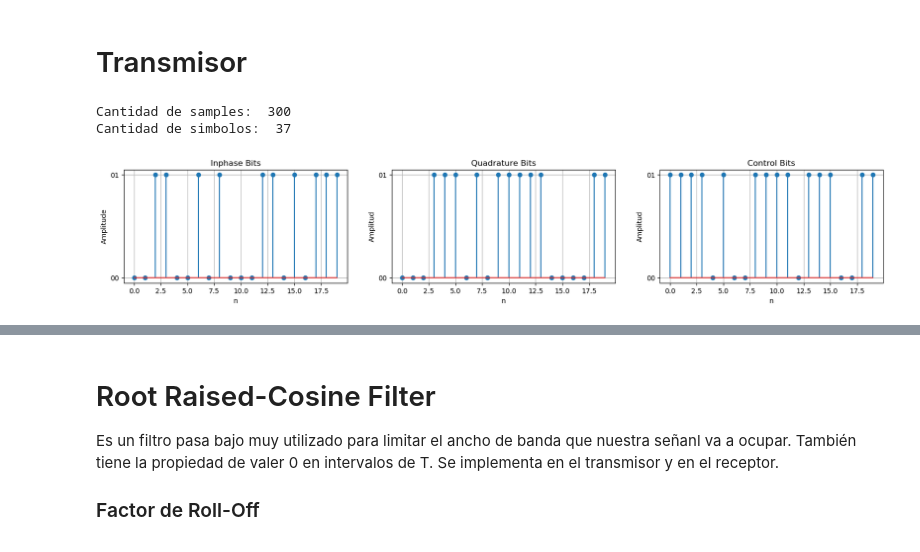
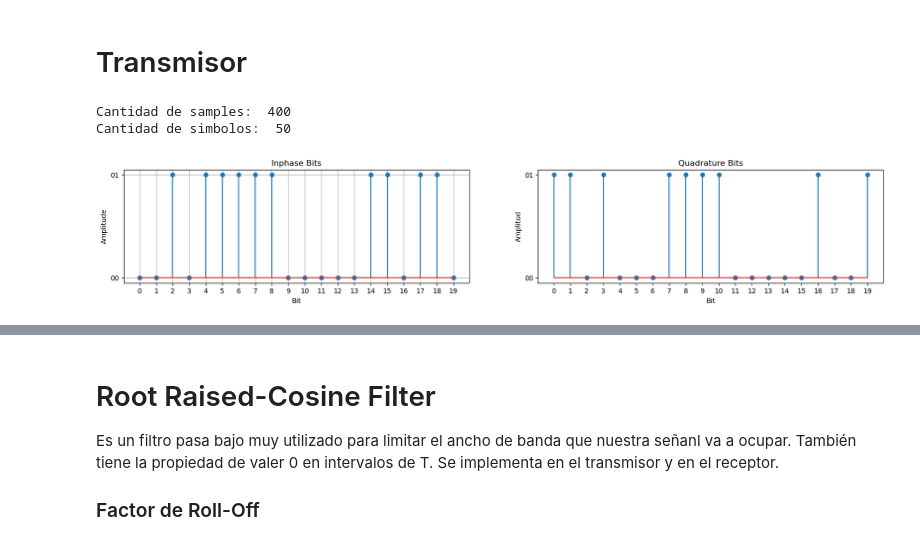
Before and after one commit to sofia-am/QPSK-8PSK-Simulation, a Jupyter notebook: notebook/QPSKmodem.ipynb, the cells around one changed output, grey strips where cells are left out. Saved outputs shown, nothing was run; the diff lists cells and outputs as text; code cells hidden in the pictures.

```diff
--- a/notebook/QPSKmodem.ipynb
+++ b/notebook/QPSKmodem.ipynb
@@ -39,51 +39,39 @@ def awgn(s,SNRdB,L=1):
 sample_rate = 800 #[Hz] samples per second
 sampling_period = 1/sample_rate  # [s] time between samples
 sps = 8  # [samples/symbol] cantidad de samples por simbolo
-N = 300  # [samples] cantidad de samples que tomamos en total
+N = 400  # [samples] cantidad de samples que tomamos en total
 Nsym = int(N/sps)  # [symbols] cantidad de simbolos que tomamos en total
 
 print("Cantidad de samples: ", N, "\nCantidad de simbolos: ", Nsym)
 # %% [output]
-Cantidad de samples:  300
-Cantidad de simbolos:  37
+Cantidad de samples:  400
+Cantidad de simbolos:  50
 # %%
 from matplotlib.ticker import StrMethodFormatter
 
 bits = np.random.randint(0, 2, N)  # [0,1] bits aleatorios
 
-i_bits = bits[0::3]  # bits pares
-q_bits = bits[1::3]  # bits impares
-c_bits = bits[2::3]  # bits de control
+i_bits = bits[0::2]  # bits pares
+q_bits = bits[1::2]  # bits impares
 
-fig = plt.figure(figsize=(20, 3))
-ax_i = plt.subplot(1,3,1)
+fig, (ax_i, ax_q) = plt.subplots(1, 2, figsize=(20, 3))
 ax_i.yaxis.set_major_formatter(StrMethodFormatter("{x:02b}"))
 ax_i.yaxis.set_ticks(np.arange(0, 11, 1))
+ax_i.xaxis.set_ticks(np.arange(0, len(i_bits), 1))
 ax_i.set_title("Inphase Bits")
 ax_i.grid(True)
-ax_i.set_xlabel("n")
+ax_i.set_xlabel("Bit")
 ax_i.set_ylabel("Amplitude")
 ax_i.stem(i_bits[0:20], use_line_collection=True)
 
-ax_q = plt.subplot(1,3,2)
 ax_q.yaxis.set_major_formatter(StrMethodFormatter("{x:02b}"))
 ax_q.yaxis.set_ticks(np.arange(0, 11, 1))
+ax_q.xaxis.set_ticks(np.arange(0, len(q_bits), 1))
 ax_q.set_title("Quadrature Bits")
-ax_q.set_xlabel("n")
+ax_q.set_xlabel("Bit")
 ax_q.set_ylabel("Amplitud")
 ax_q.stem(q_bits[0:20], use_line_collection=True)
-ax_q.grid(True)
-
-#plt.figure(figsize=(20, 3))
-ax_c = plt.subplot(1,3,3)
-ax_c.yaxis.set_major_formatter(StrMethodFormatter("{x:02b}"))
-ax_c.yaxis.set_ticks(np.arange(0, 11, 1))
-ax_c.set_title("Control Bits")
-ax_c.set_xlabel("n")
-ax_c.set_ylabel("Amplitud")
-ax_c.stem(c_bits[0:20], use_line_collection=True)
-ax_c.grid(True)
 plt.show()
 # %% [output]
-[figure, old version]
+[figure, new version]
 # %%
```
Also changed, not shown: parts of 9 cells of this notebook, 2 other files.
